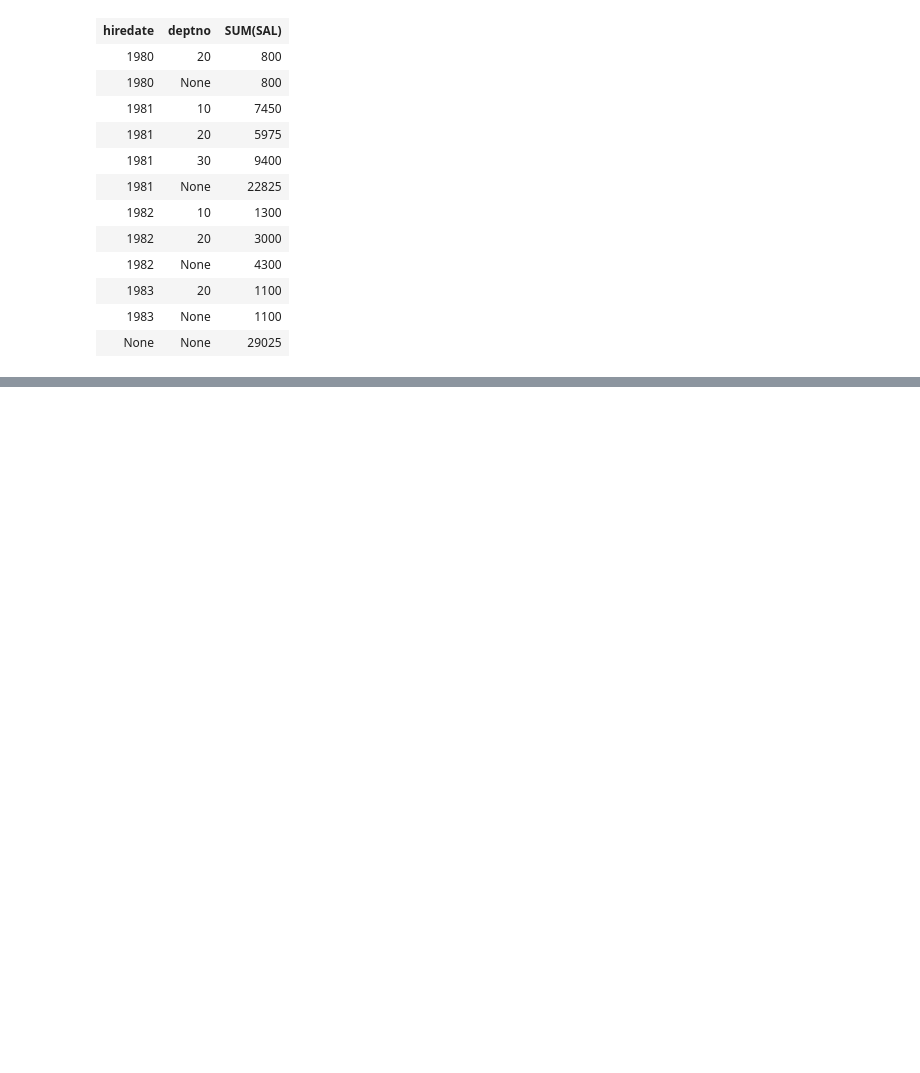
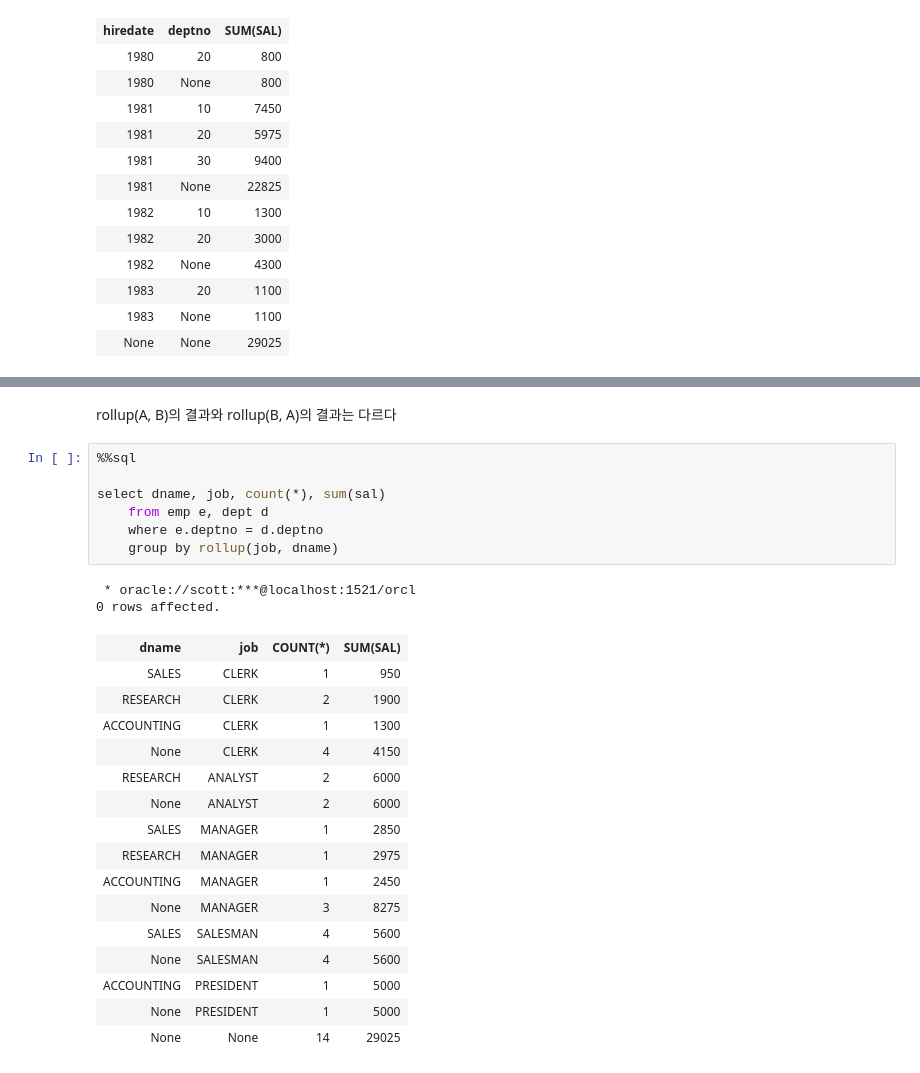
Before and after one commit to unknown-jun/Oracle_SQL, a Jupyter notebook: Part 2_9. 데이터 분석함수.ipynb, the cells around one changed output, grey strips where cells are left out. Drawn from its saved outputs; the diff is of its cells as text; blank space fills up the shorter version.

```diff
--- a/Part 2_9. 데이터 분석함수.ipynb
+++ b/Part 2_9. 데이터 분석함수.ipynb
@@ -1541,0 +1643,28 @@ select to_char(hiredate, 'YYYY') as "hiredate", deptno, sum(sal)
+# %% [markdown]
+rollup(A, B)의 결과와 rollup(B, A)의 결과는 다르다
+# %%
+%%sql
+
+select dname, job, count(*), sum(sal)
+    from emp e, dept d
+    where e.deptno = d.deptno
+    group by rollup(job, dname)
+# %% [output]
+ * oracle://scott:***@localhost:1521/orcl
+0 rows affected.
+| dname | job | COUNT(*) | SUM(SAL) |
+| SALES | CLERK | 1 | 950 |
+| RESEARCH | CLERK | 2 | 1900 |
+| ACCOUNTING | CLERK | 1 | 1300 |
+| None | CLERK | 4 | 4150 |
+| RESEARCH | ANALYST | 2 | 6000 |
+| None | ANALYST | 2 | 6000 |
+| SALES | MANAGER | 1 | 2850 |
+| RESEARCH | MANAGER | 1 | 2975 |
+| ACCOUNTING | MANAGER | 1 | 2450 |
+| None | MANAGER | 3 | 8275 |
+| SALES | SALESMAN | 4 | 5600 |
+| None | SALESMAN | 4 | 5600 |
+| ACCOUNTING | PRESIDENT | 1 | 5000 |
+| None | PRESIDENT | 1 | 5000 |
+| None | None | 14 | 29025 |
```
Also changed, not shown: parts of 11 cells of this notebook.
